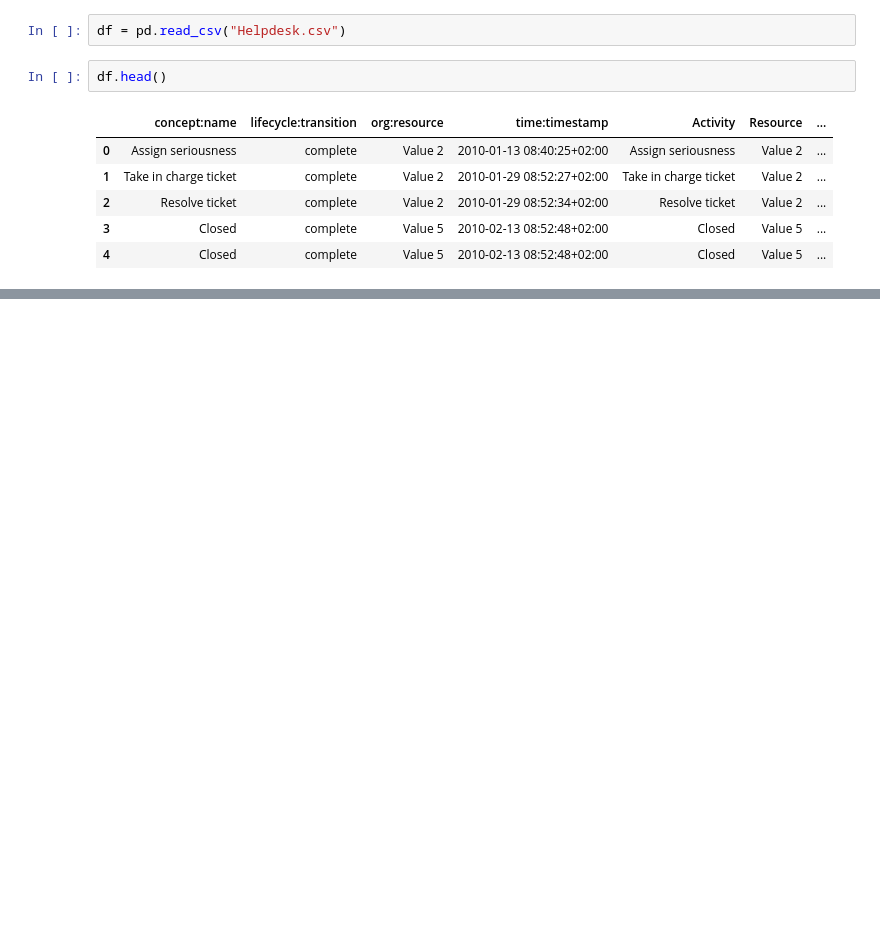
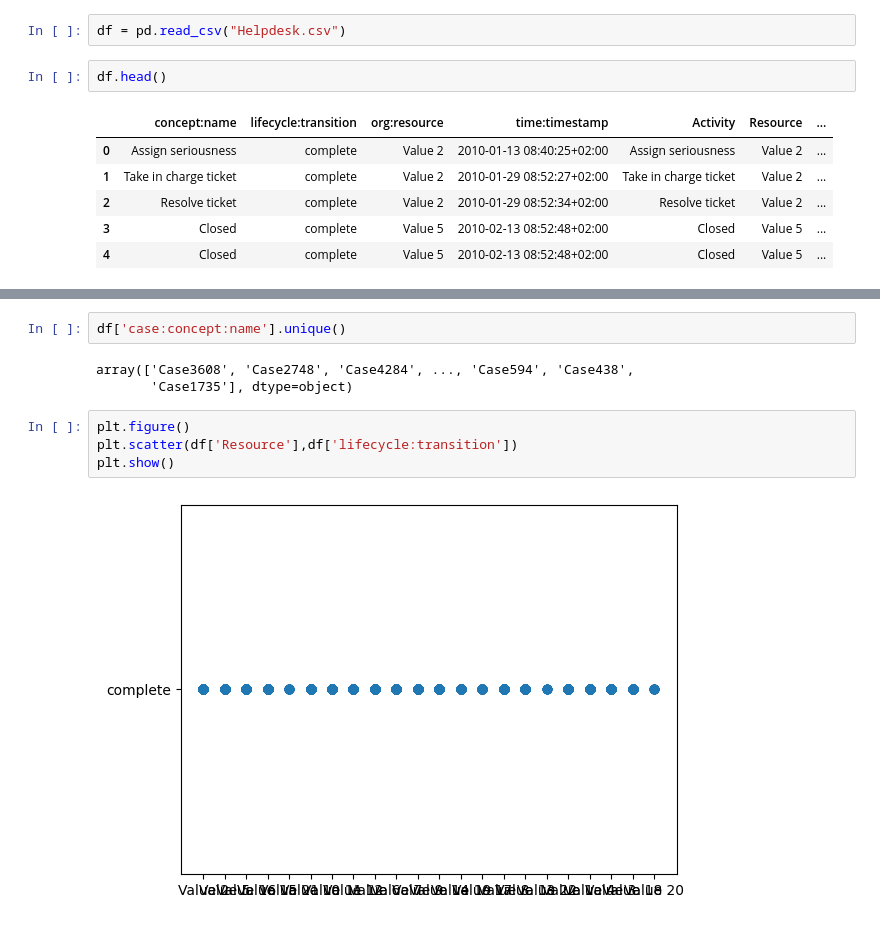
Before and after one commit to pullz6/Research_inspired_Self-Explaining-Neural-Networks-for-Business-Process-Monitoring, a Jupyter notebook: model.ipynb, the cells around one changed output, grey strips where cells are left out. Cells and saved outputs as stored; diff of their text form; blank space fills up the shorter version.

```diff
--- a/model.ipynb
+++ b/model.ipynb
@@ -22,0 +44,11 @@ df.head()
+# %%
+df['case:concept:name'].unique()
+# %% [output]
+array(['Case3608', 'Case2748', 'Case4284', ..., 'Case594', 'Case438',
+       'Case1735'], dtype=object)
+# %%
+plt.figure()
+plt.scatter(df['Resource'],df['lifecycle:transition'])
+plt.show()
+# %% [output]
+[figure, added]
```
Also changed, not shown: parts of 2 cells of this notebook.
